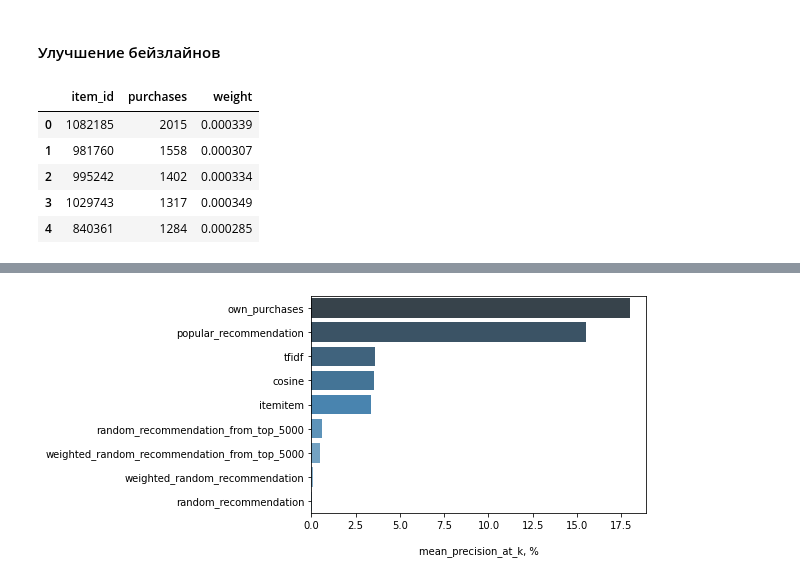
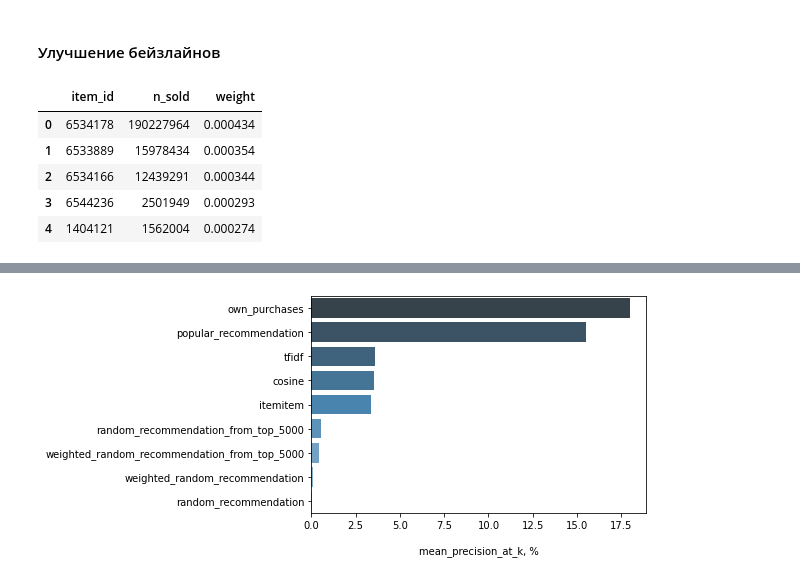
Before and after one commit to NovikovVN/rec_sys, a Jupyter notebook: RecSys_2.ipynb, the cells around one changed output, grey strips where cells are left out. Cells and saved outputs as stored; diff of their text form; code cells hidden in the pictures.

```diff
--- a/RecSys_2.ipynb
+++ b/RecSys_2.ipynb
@@ -153,28 +153,28 @@ plt.show()
 # %% [markdown]
 #### Улучшение бейзлайнов
 # %%
-top_5000 = data_train.groupby('item_id')['user_id'].nunique().reset_index()
-top_5000.columns = ['item_id', 'purchases']
-top_5000.sort_values(by='purchases', ascending=False, inplace=True)
+top_5000 = data_train.groupby('item_id')['quantity'].sum().reset_index()
+top_5000.columns = ['item_id', 'n_sold']
+top_5000.sort_values(by='n_sold', ascending=False, inplace=True)
 top_5000 = top_5000.head(5000).reset_index(drop=True)
 
 # Возьмём для топа ранее расчитанные веса и вернём их
 # из нормированнного состояния к прежней шкале:
 top_5000 = pd.merge(top_5000, items_weights, how='left', on='item_id')
 top_5000.weight *= total_item_weights
 
 # После чего отнормируем заново:
 top_5000.weight /= top_5000.weight.sum()
 assert top_5000.weight.sum().round(12) == 1
 
 top_5000.head()
 # %% [output]
-|  | item_id | purchases | weight |
-| 0 | 1082185 | 2015 | 0.000339 |
-| 1 | 981760 | 1558 | 0.000307 |
-| 2 | 995242 | 1402 | 0.000334 |
-| 3 | 1029743 | 1317 | 0.000349 |
-| 4 | 840361 | 1284 | 0.000285 |
+|  | item_id | n_sold | weight |
+| 0 | 6534178 | 190227964 | 0.000434 |
+| 1 | 6533889 | 15978434 | 0.000354 |
+| 2 | 6534166 | 12439291 | 0.000344 |
+| 3 | 6544236 | 2501949 | 0.000293 |
+| 4 | 1404121 | 1562004 | 0.000274 |
 # %%
 def random_recommendation(items, n=5):
     """Случайные рекоммендации"""
```
Also changed, not shown: parts of 16 cells of this notebook.
